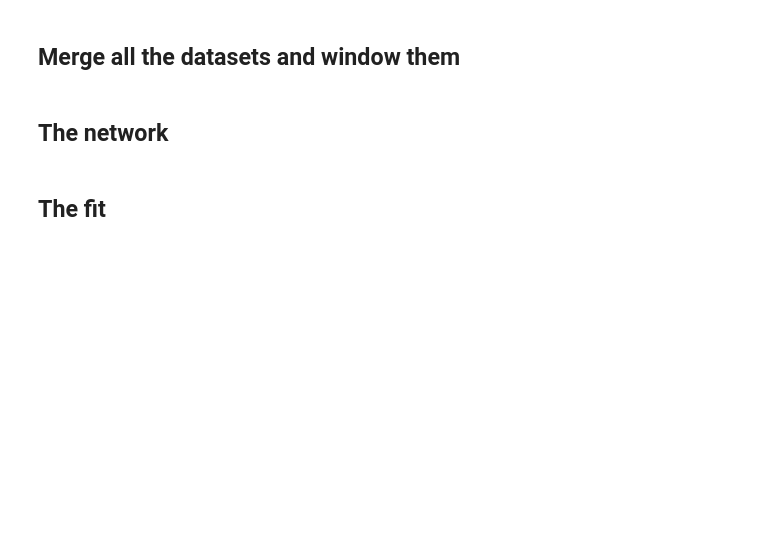
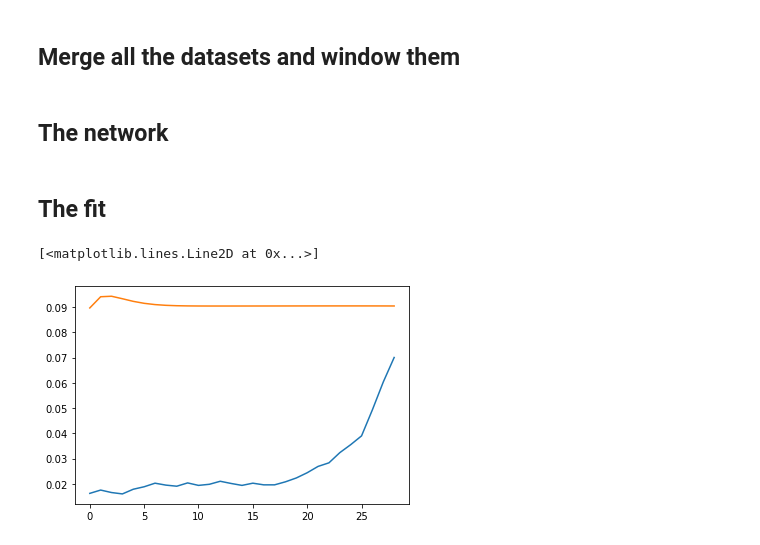
Before and after one commit to virtualmartire/lombacovid, a Jupyter notebook: ML/rnn.ipynb, the cells around one changed output. Drawn from its saved outputs; the diff is of its cells as text; code cells hidden in the pictures; blank space fills up the shorter version.

Commit message:
LSTM top

```diff
--- a/ML/rnn.ipynb
+++ b/ML/rnn.ipynb
@@ -99,35 +111,32 @@ train_target = torch.from_numpy(training_set[:, 1:]).type(torch.FloatTensor)
 # %%
-from numpy import dtype
-
-
 test_set = preprocessDatasets(["Lombardia"])
 
-test_input = torch.from_numpy(test_set[:, :-1]).type(torch.FloatTensor)
-test_target = torch.from_numpy(test_set[:, 1:]).type(torch.FloatTensor)
+test_input = torch.from_numpy(test_set[:, :-1, :]).type(torch.FloatTensor)
+test_target = torch.from_numpy(test_set[:, 1:, 0]).type(torch.FloatTensor)
 # %% [markdown]
 ## The network
 # %%
 class LSTM(torch.nn.Module):
-    def __init__(self, hidden_layers=64):
+    def __init__(self, hidden_neurons=[64, 64]):
         super(LSTM, self).__init__()
-        self.hidden_layers = hidden_layers
+        self.hidden_neurons = hidden_neurons
         # lstm1, lstm2, linear are all layers in the network
-        self.lstm1 = torch.nn.LSTMCell(1, self.hidden_layers)
-        self.lstm2 = torch.nn.LSTMCell(self.hidden_layers, self.hidden_layers)
-        self.linear = torch.nn.Linear(self.hidden_layers, 1)
+        self.lstm1 = torch.nn.LSTMCell(2, self.hidden_neurons[0])
+        self.lstm2 = torch.nn.LSTMCell(self.hidden_neurons[0], self.hidden_neurons[1])
+        self.linear = torch.nn.Linear(self.hidden_neurons[1], 1)
 
     def forward(self, y, future_preds=0):
+
         outputs, num_samples = [], y.size(0)
-        h_t = torch.zeros(num_samples, self.hidden_layers, dtype=torch.float32)
-        c_t = torch.zeros(num_samples, self.hidden_layers, dtype=torch.float32)
-        h_t2 = torch.zeros(num_samples, self.hidden_layers, dtype=torch.float32)
-        c_t2 = torch.zeros(num_samples, self.hidden_layers, dtype=torch.float32)
+        h_t = torch.zeros(num_samples, self.hidden_neurons[0], dtype=torch.float32)
+        c_t = torch.zeros(num_samples, self.hidden_neurons[0], dtype=torch.float32)
+        h_t2 = torch.zeros(num_samples, self.hidden_neurons[1], dtype=torch.float32)
+        c_t2 = torch.zeros(num_samples, self.hidden_neurons[1], dtype=torch.float32)
 
-        for time_step in y.split(1, dim=1):
-            # N, 1
-            h_t, c_t = self.lstm1(time_step, (h_t, c_t)) # initial hidden and cell states
-            h_t2, c_t2 = self.lstm2(h_t, (h_t2, c_t2)) # new hidden and cell states
-            output = self.linear(h_t2) # output from the last FC layer
+        for i in range(y.size()[1]):
+            h_t, c_t = self.lstm1(y[:, i, :], (h_t, c_t))
+            h_t2, c_t2 = self.lstm2(h_t, (h_t2, c_t2))
+            output = self.linear(h_t2)
             outputs.append(output)
 
         for i in range(future_preds):
@@ -143,9 +152,9 @@ class LSTM(torch.nn.Module):
 # %% [markdown]
 ## The fit
 # %%
-model = LSTM(hidden_layers=64)
+model = LSTM(hidden_neurons=[32, 32])
 criterion = torch.nn.MSELoss()
-optimiser = torch.optim.LBFGS(model.parameters(), lr=0.08)
+optimiser = torch.optim.LBFGS(model.parameters(), lr=1e-2)
 # %%
 def training_loop(n_epochs, model, optimiser, loss_fn, train_input, train_target, test_input, test_target):
 
@@ -189,4 +179,11 @@ def training_loop(n_epochs, model, optimiser, loss_fn, train_input, train_target
         out = model(train_input)
         loss_train = loss_fn(out, train_target)
         print(f"Epoch {epoch+1}, Training loss {loss_train.item():.4f}, Validation loss {loss_val.item():.4f}")
+# %%
+plt.plot(test_target[0], label="target")
+plt.plot(model(test_input[:1]).detach()[0], label="prediction")
+plt.legend()
+# %% [output]
+[<matplotlib.lines.Line2D at 0x...>]
+[figure, added]
 # %%
```
Also changed, not shown: parts of 5 cells of this notebook.
